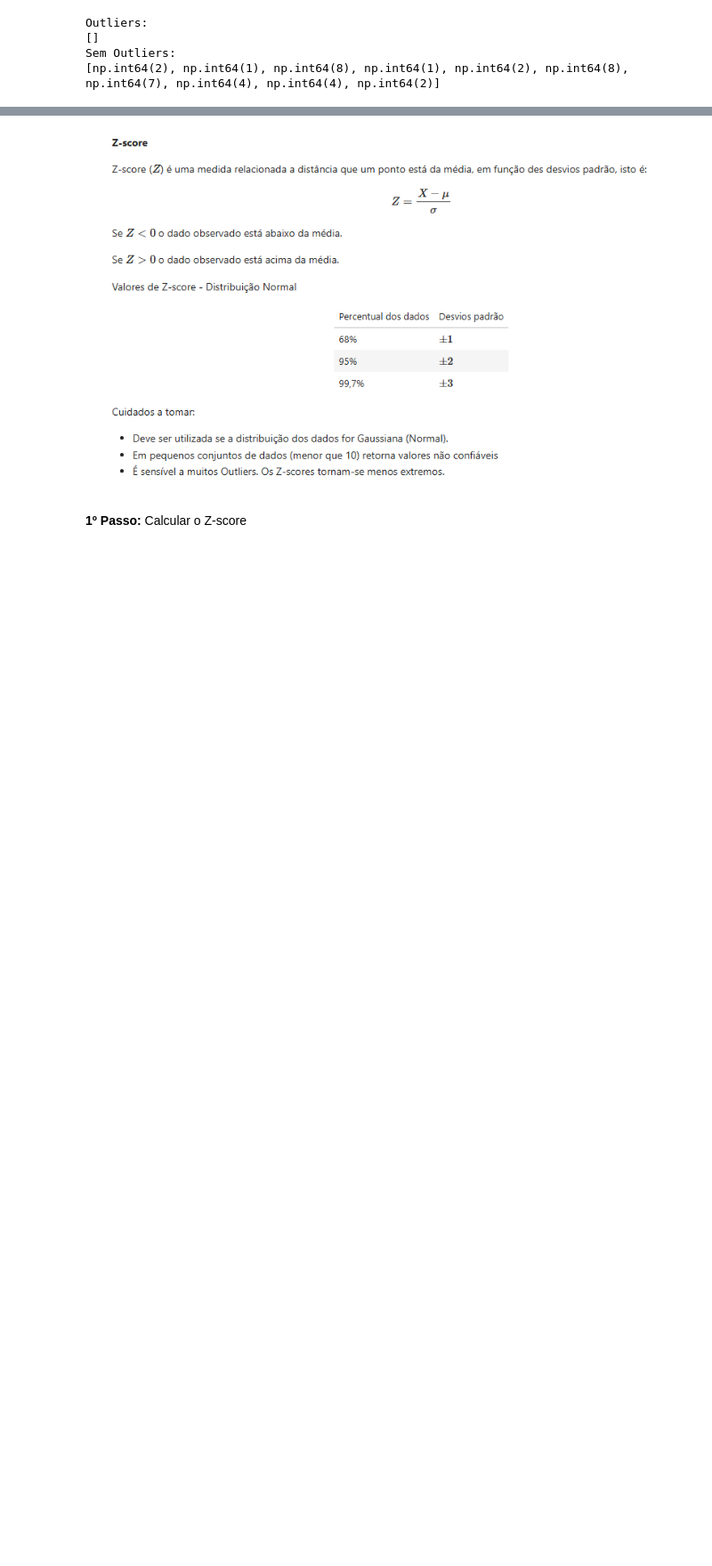
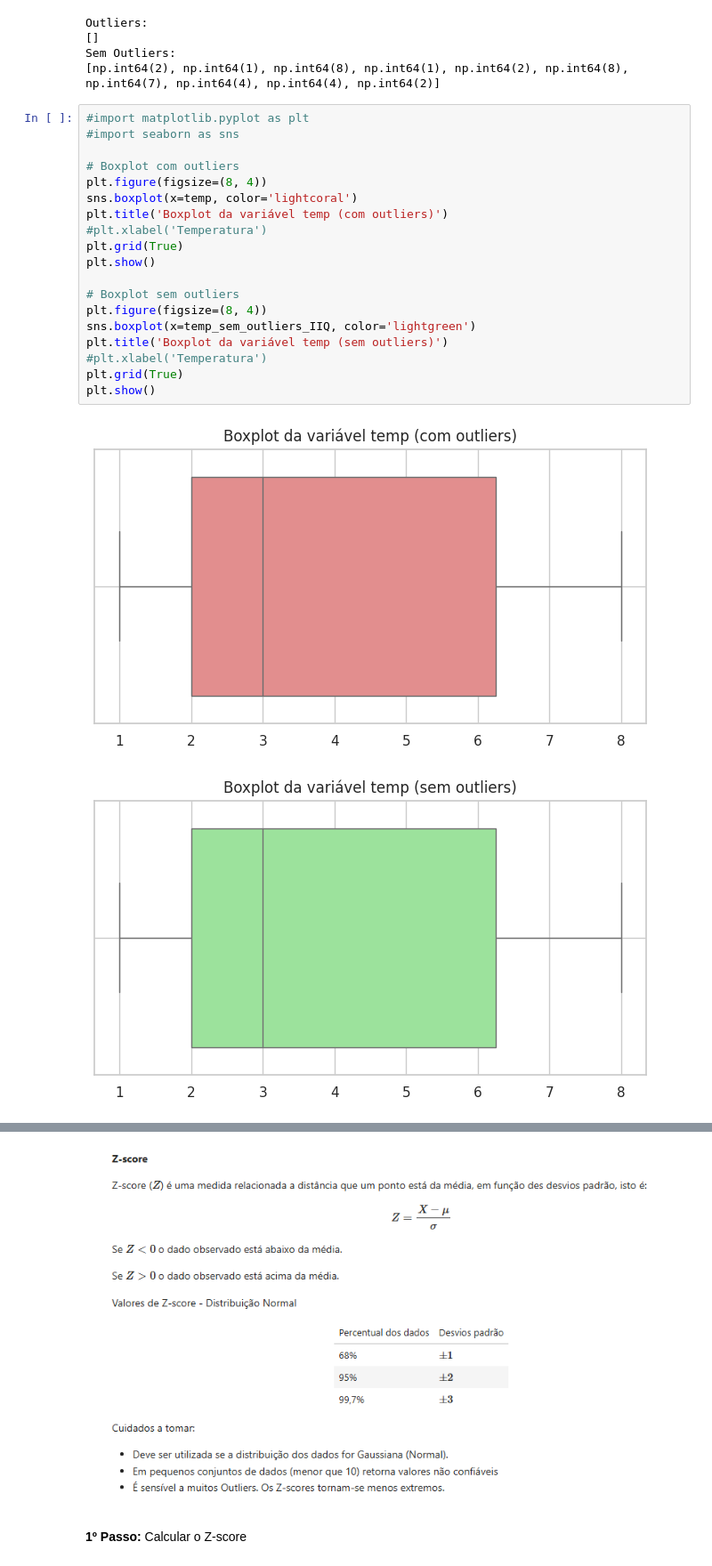
Before and after one commit to AndreMouraL/Desafio-4-limpeza-de-dados, a Jupyter notebook: Desafio_4_limpeza_de_dados.ipynb, the cells around one changed output, grey strips where cells are left out. Shown at 89% size. Drawn from its saved outputs; the diff is of its cells as text; blank space fills up the shorter version.

```diff
--- a/Desafio_4_limpeza_de_dados.ipynb
+++ b/Desafio_4_limpeza_de_dados.ipynb
@@ -474,3 +449,25 @@ Outliers:
 []
 Sem Outliers:
 [np.int64(2), np.int64(1), np.int64(8), np.int64(1), np.int64(2), np.int64(8), np.int64(7), np.int64(4), np.int64(4), np.int64(2)]
+# %%
+#import matplotlib.pyplot as plt
+#import seaborn as sns
+
+# Boxplot com outliers
+plt.figure(figsize=(8, 4))
+sns.boxplot(x=temp, color='lightcoral')
+plt.title('Boxplot da variável temp (com outliers)')
+#plt.xlabel('Temperatura')
+plt.grid(True)
+plt.show()
+
+# Boxplot sem outliers
+plt.figure(figsize=(8, 4))
+sns.boxplot(x=temp_sem_outliers_IIQ, color='lightgreen')
+plt.title('Boxplot da variável temp (sem outliers)')
+#plt.xlabel('Temperatura')
+plt.grid(True)
+plt.show()
+# %% [output]
+[figure, added]
+[figure, added]
```
Also changed, not shown: parts of 14 cells of this notebook.
